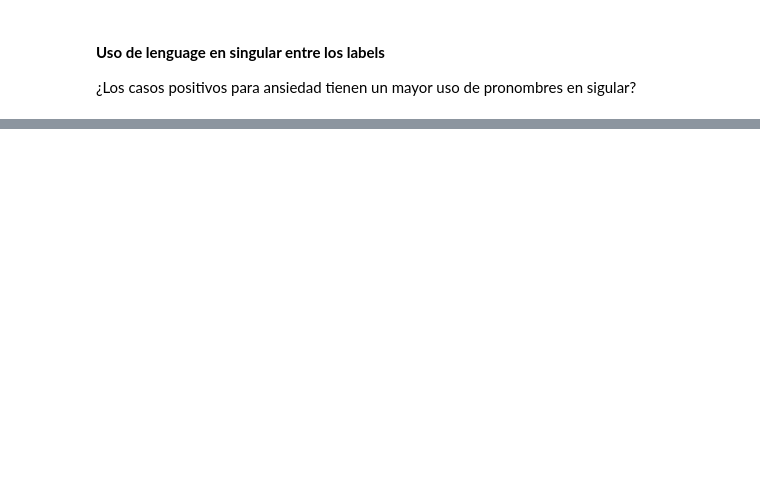
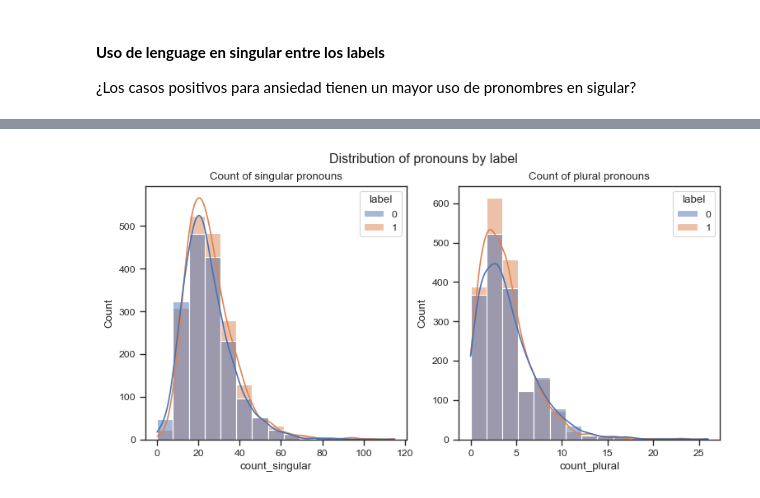
Before and after one commit to fjmoyao/depression_detection, a Jupyter notebook: src/EDA.ipynb, the cells around one changed output, grey strips where cells are left out. Saved outputs shown, nothing was run; the diff lists cells and outputs as text; code cells hidden in the pictures; blank space fills up the shorter version.

```diff
--- a/src/EDA.ipynb
+++ b/src/EDA.ipynb
@@ -59,11 +115,20 @@ plural_pronouns = ["we", "they", "us","them", "our", "ours", "their","theirs"]
 # %%
 #Counts the number of singular and plural pronouns in each text
 df["count_singular"] = 0
 df["count_plural"] = 0
 
 for t in singular_pronouns:
     df["count_singular"] +=df.text.str.count(t)
 
 for t in plural_pronouns:
     df["count_plural"] += df.text.str.count(t)
+
+fig, axes = plt.subplots(1,2, figsize=(9,4))
+fig.suptitle("Distribution of pronouns by label")
+ax1 = sns.histplot(df,x="count_singular", bins=15,hue="label", kde=True, ax=axes[0])
+ax1.set_title("Count of singular pronouns")
+ax2 =sns.histplot(df,x="count_plural", bins=15,hue="label", kde=True, ax=axes[1])
+ax2.set_title("Count of plural pronouns");
+# %% [output]
+[figure, added]
 # %%
```
Also changed, not shown: parts of 17 cells of this notebook.
